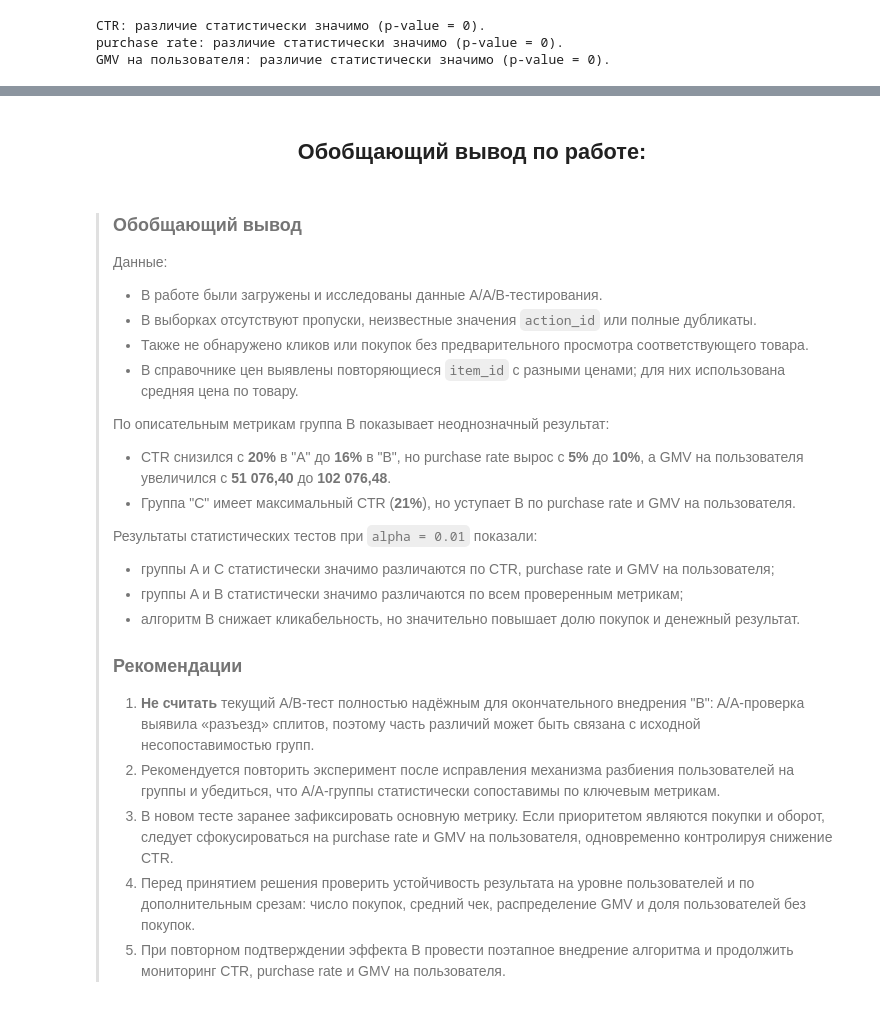
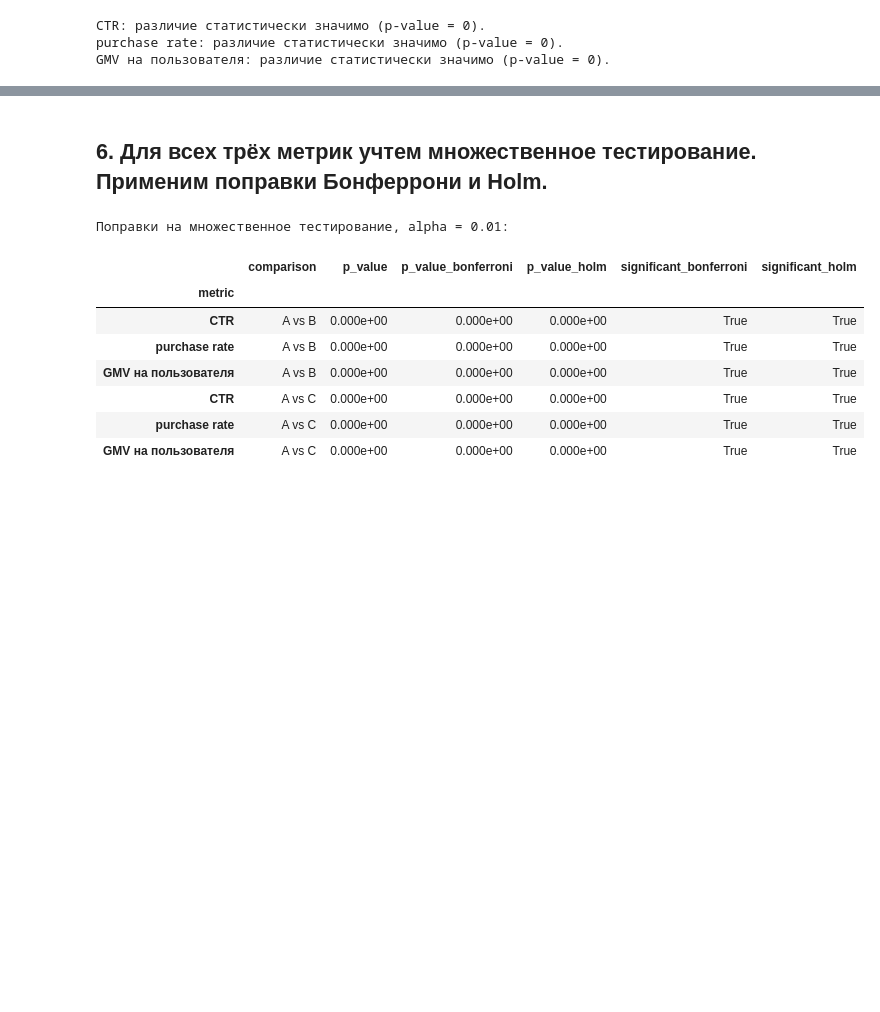
Before and after one commit to tgorbunov/sf_data_science, a Jupyter notebook: Skillfactory_ML/Economic impact assessment and MVP development/MVP-3. A B testing preparation and execution_Homework_TGorbunov.ipynb, the cells around one changed output, grey strips where cells are left out. Drawn from its saved outputs; the diff is of its cells as text; code cells hidden in the pictures; blank space fills up the shorter version.

```diff
--- a/Skillfactory_ML/Economic impact assessment and MVP development/MVP-3. A B testing preparation and execution_Homework_TGorbunov.ipynb
+++ b/Skillfactory_ML/Economic impact assessment and MVP development/MVP-3. A B testing preparation and execution_Homework_TGorbunov.ipynb
@@ -728,29 +752,43 @@ GMV на пользователя: различие статистически
-# %% [markdown]
-## <center> Обобщающий вывод по работе:
-# %% [markdown]
-> ### Обобщающий вывод
->
-> Данные:
-> - В работе были загружены и исследованы данные A/A/B-тестирования.
-> - В выборках отсутствуют пропуски, неизвестные значения `action_id` или полные дубликаты.
-> - Также не обнаружено кликов или покупок без предварительного просмотра соответствующего товара.
-> - В справочнике цен выявлены повторяющиеся `item_id` с разными ценами; для них использована средняя цена по товару.
->
-> По описательным метрикам группа B показывает неоднозначный результат:
-> - CTR снизился с **20%** в "A" до **16%** в "B", но purchase rate вырос с **5%** до **10%**, а GMV на пользователя увеличился с **51 076,40** до **102 076,48**.
-> - Группа "C" имеет максимальный CTR (**21%**), но уступает B по purchase rate и GMV на пользователя.
->
->
-> Результаты статистических тестов при `alpha = 0.01` показали:
-> - группы A и C статистически значимо различаются по CTR, purchase rate и GMV на пользователя;
-> - группы A и B статистически значимо различаются по всем проверенным метрикам;
-> - алгоритм B снижает кликабельность, но значительно повышает долю покупок и денежный результат.
->
-> ### Рекомендации
->
-> 1. **Не считать** текущий A/B-тест полностью надёжным для окончательного внедрения "B": A/A-проверка выявила «разъезд» сплитов, поэтому часть различий может быть связана с исходной несопоставимостью групп.
-> 2. Рекомендуется повторить эксперимент после исправления механизма разбиения пользователей на группы и убедиться, что A/A-группы статистически сопоставимы по ключевым метрикам.
-> 3. В новом тесте заранее зафиксировать основную метрику. Если приоритетом являются покупки и оборот, следует сфокусироваться на purchase rate и GMV на пользователя, одновременно контролируя снижение CTR.
-> 4. Перед принятием решения проверить устойчивость результата на уровне пользователей и по дополнительным срезам: число покупок, средний чек, распределение GMV и доля пользователей без покупок.
-> 5. При повторном подтверждении эффекта B провести поэтапное внедрение алгоритма и продолжить мониторинг CTR, purchase rate и GMV на пользователя.
->
+# %% [markdown]
+## 6. Для всех трёх метрик учтем множественное тестирование. Применим поправки Бонферрони и Holm.
+# %%
+# Учитываем три одновременные проверки для каждого сравнения.
+def correct_p_values(test_results, comparison_name):
+    corrected_results = test_results[['p_value']].copy()
+    corrected_results['p_value_bonferroni'] = multipletests(
+        corrected_results['p_value'], alpha=alpha, method='bonferroni'
+    )[1]
+    corrected_results['p_value_holm'] = multipletests(
+        corrected_results['p_value'], alpha=alpha, method='holm'
+    )[1]
+    corrected_results['significant_bonferroni'] = corrected_results[
+        'p_value_bonferroni'
+    ] < alpha
+    corrected_results['significant_holm'] = corrected_results[
+        'p_value_holm'
+    ] < alpha
+    corrected_results.insert(0, 'comparison', comparison_name)
+    return corrected_results
+
+multiple_testing_results = pd.concat([
+    correct_p_values(ab_test_results, 'A vs B'),
+    correct_p_values(ac_test_results, 'A vs C')
+])
+
+multiple_testing_results[['p_value', 'p_value_bonferroni', 'p_value_holm']] = (
+    multiple_testing_results[['p_value', 'p_value_bonferroni', 'p_value_holm']]
+    .applymap(lambda value: f'{value:.3e}')
+)
+
+print('Поправки на множественное тестирование, alpha = 0.01:')
+display(multiple_testing_results)
+# %% [output]
+Поправки на множественное тестирование, alpha = 0.01:
+|  | comparison | p_value | p_value_bonferroni | p_value_holm | significant_bonferroni | significant_holm |
+| metric |  |  |  |  |  |  |
+| CTR | A vs B | 0.000e+00 | 0.000e+00 | 0.000e+00 | True | True |
+| purchase rate | A vs B | 0.000e+00 | 0.000e+00 | 0.000e+00 | True | True |
+| GMV на пользователя | A vs B | 0.000e+00 | 0.000e+00 | 0.000e+00 | True | True |
+| CTR | A vs C | 0.000e+00 | 0.000e+00 | 0.000e+00 | True | True |
+| purchase rate | A vs C | 0.000e+00 | 0.000e+00 | 0.000e+00 | True | True |
+| GMV на пользователя | A vs C | 0.000e+00 | 0.000e+00 | 0.000e+00 | True | True |
```
Also changed, not shown: parts of 4 cells of this notebook.
